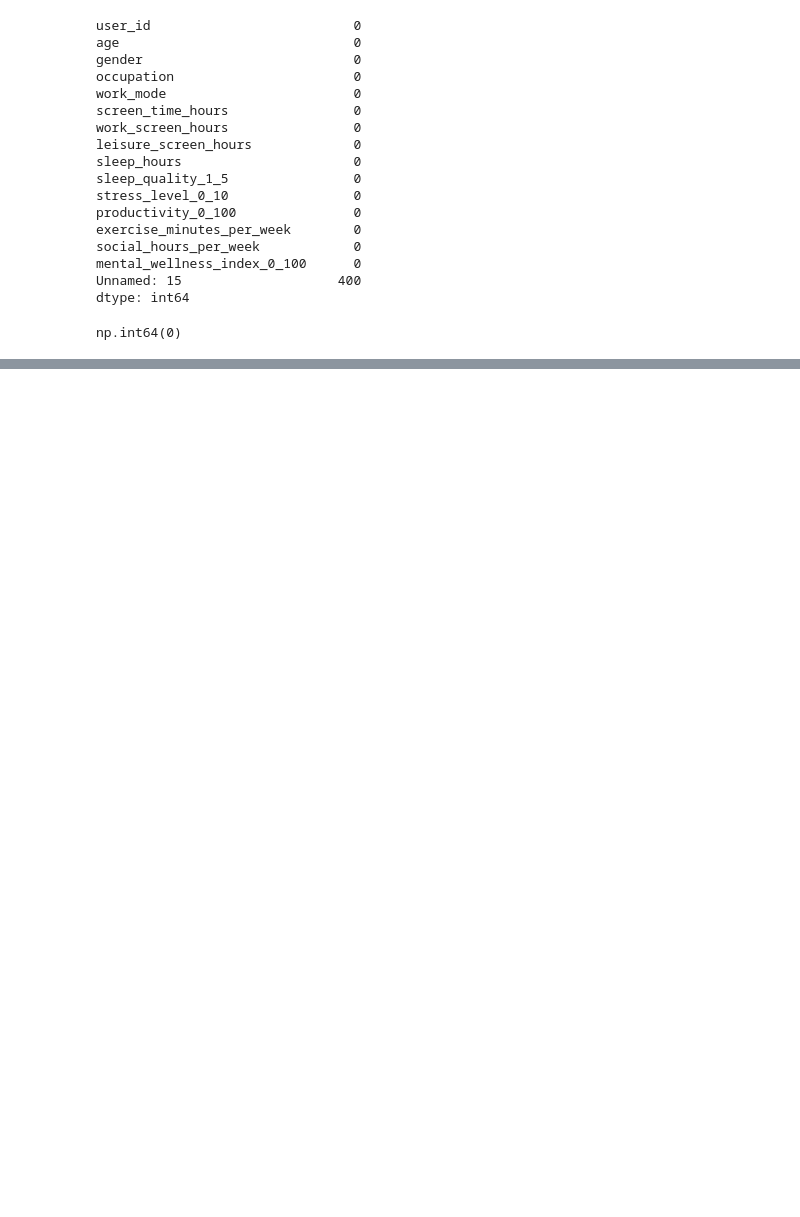
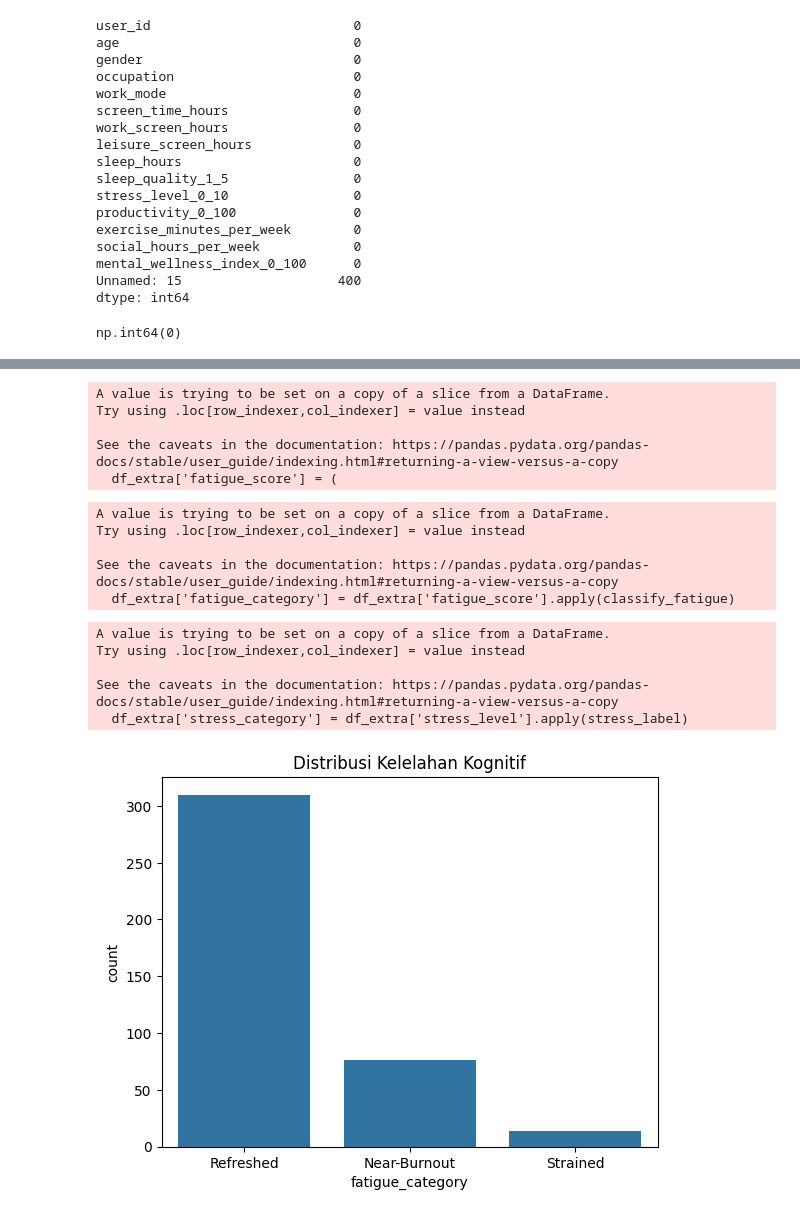
Before and after one commit to Janpau01/DataCapstone, a Jupyter notebook: Data Wrangling.ipynb, the cells around one changed output, grey strips where cells are left out. Cells and saved outputs as stored; diff of their text form; code cells hidden in the pictures; blank space fills up the shorter version.

```diff
--- a/Data Wrangling.ipynb
+++ b/Data Wrangling.ipynb
@@ -97,2 +115,4 @@ df.duplicated().sum()
 # %% [output]
 np.int64(0)
+# %%
+df_extra.drop(columns=['Unnamed:_15'], inplace=True, errors='ignore')
@@ -192,27 +201,52 @@ For example, when doing 'df[col].method(value, inplace=True)', try using 'df.met
 # %%
-# Membersihkan data kategorikal dengan mengubah semua teks menjadi huruf kecil dan menghapus spasi ekstra untuk memastikan konsistensi dalam analisis.
-for col in categorical_cols:
-    df_clean[col] = df_clean[col].str.lower().str.strip()
+df_extra['fatigue_score'] = (
+    df_extra['stress_level'] * 0.4 +
+    (1 - df_extra['sleep_quality']) * 0.2 +
+    (1 - df_extra['wellness_index']) * 0.2 +
+    (1 - df_extra['productivity']) * 0.2
+)
+# %% [output]
+A value is trying to be set on a copy of a slice from a DataFrame.
+Try using .loc[row_indexer,col_indexer] = value instead
+
+See the caveats in the documentation: https://pandas.pydata.org/pandas-docs/stable/user_guide/indexing.html#returning-a-view-versus-a-copy
+  df_extra['fatigue_score'] = (
 # %%
-# Ubah tipe data kolom kategorikal menjadi 'category' untuk mengoptimalkan penggunaan memori dan meningkatkan performa analisis.
-for col in categorical_cols:
-    df_clean[col] = df_clean[col].astype('category')
+def classify_fatigue(score):
+    if score < 0.3:
+        return "Refreshed"
+    elif score < 0.6:
+        return "Strained"
+    else:
+        return "Near-Burnout"
+
+df_extra['fatigue_category'] = df_extra['fatigue_score'].apply(classify_fatigue)
+# %% [output]
+A value is trying to be set on a copy of a slice from a DataFrame.
+Try using .loc[row_indexer,col_indexer] = value instead
+
+See the caveats in the documentation: https://pandas.pydata.org/pandas-docs/stable/user_guide/indexing.html#returning-a-view-versus-a-copy
+  df_extra['fatigue_category'] = df_extra['fatigue_score'].apply(classify_fatigue)
 # %%
-# Validate ranges
+def stress_label(x):
+    if x < 0.3:
+        return "Low"
+    elif x < 0.6:
+        return "Moderate"
+    else:
+        return "High"
 
-df_clean = df_clean[(df_clean['stress_level_0_10'] >= 0) & (df_clean['stress_level_0_10'] <= 10)]
-df_clean = df_clean[df_clean['sleep_hours'] >= 0]
-df_clean = df_clean[(df_clean['productivity_0_100'] >= 0) & (df_clean['productivity_0_100'] <= 100)]
+df_extra['stress_category'] = df_extra['stress_level'].apply(stress_label)
+# %% [output]
+A value is trying to be set on a copy of a slice from a DataFrame.
+Try using .loc[row_indexer,col_indexer] = value instead
+
+See the caveats in the documentation: https://pandas.pydata.org/pandas-docs/stable/user_guide/indexing.html#returning-a-view-versus-a-copy
+  df_extra['stress_category'] = df_extra['stress_level'].apply(stress_label)
 # %%
-# Handle outliers (IQR)
-def remove_outliers(df, col):
-    Q1 = df[col].quantile(0.25)
-    Q3 = df[col].quantile(0.75)
-    IQR = Q3 - Q1
-    lower = Q1 - 1.5 * IQR
-    upper = Q3 + 1.5 * IQR
-    return df[(df[col] >= lower) & (df[col] <= upper)]
-
-for col in ['screen_time_hours', 'sleep_hours', 'stress_level_0_10']:
-    df_clean = remove_outliers(df_clean, col)
+sns.countplot(data=df_extra, x='fatigue_category')
+plt.title("Distribusi Kelelahan Kognitif")
+plt.show()
+# %% [output]
+[figure, added]
 # %%
```
Also changed, not shown: parts of 31 cells of this notebook, 4 other files.
